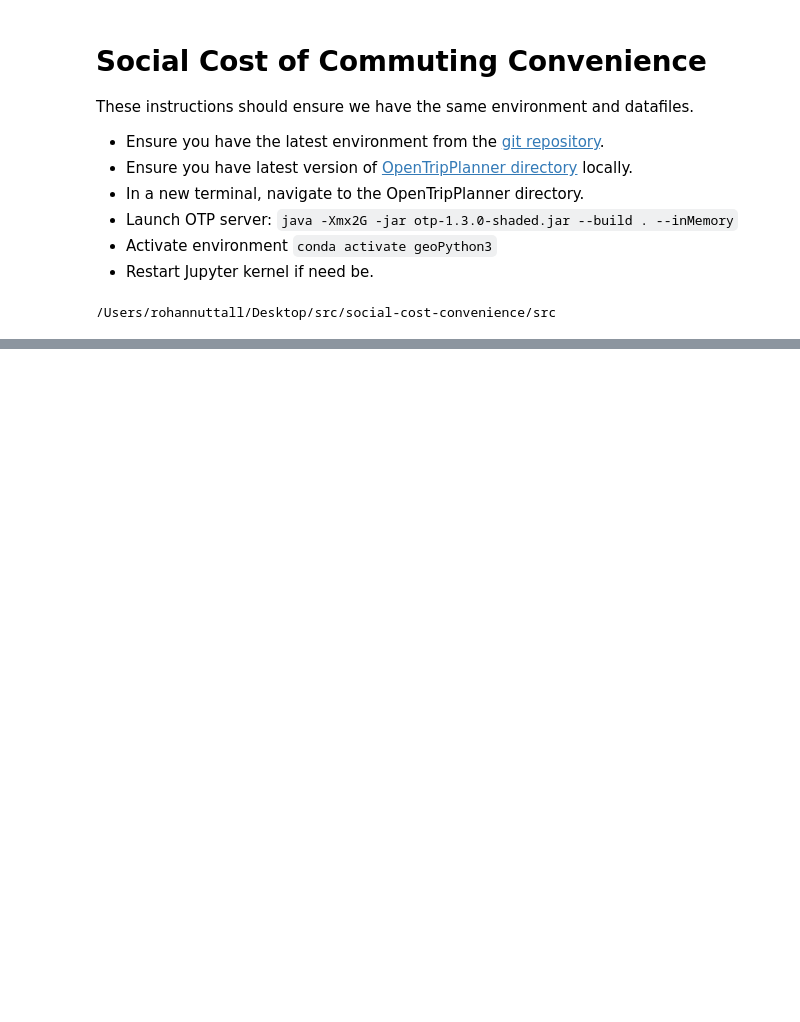
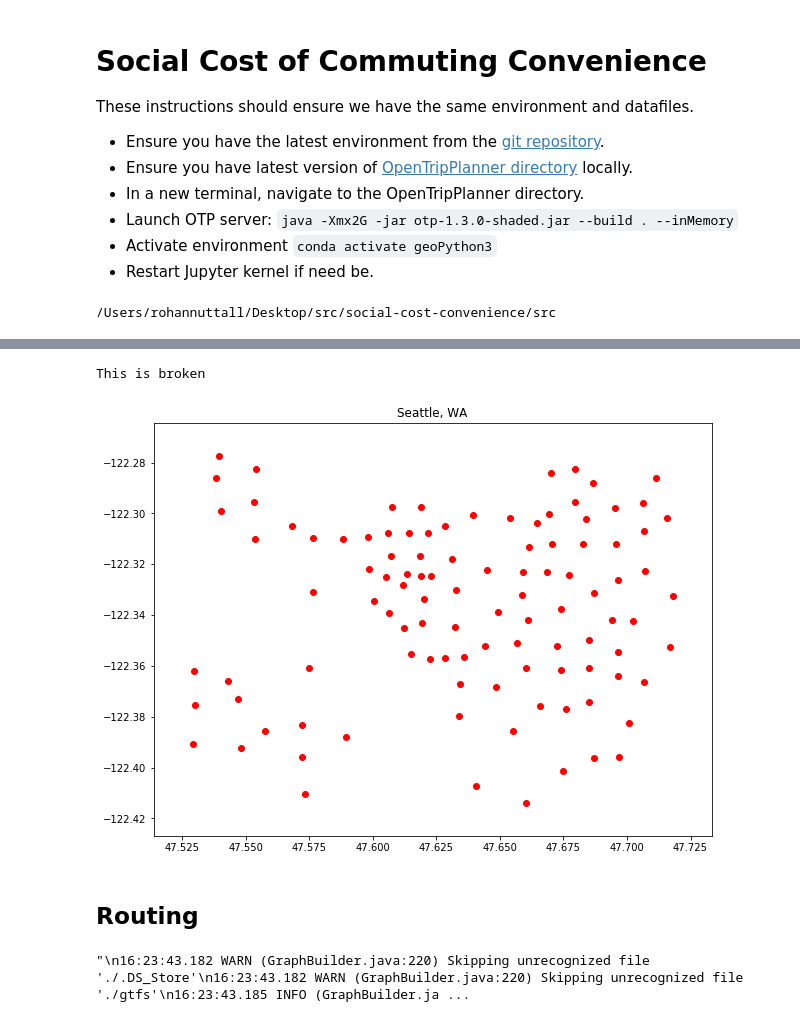
Before and after one commit to rohancalum/social-cost-convenience, a Jupyter notebook: notebooks/00-test.ipynb, the cells around one changed output, grey strips where cells are left out. Saved outputs shown, nothing was run; the diff lists cells and outputs as text; code cells hidden in the pictures; blank space fills up the shorter version.

```diff
--- a/notebooks/00-test.ipynb
+++ b/notebooks/00-test.ipynb
@@ -23,0 +29,4 @@ cd '/Users/rohannuttall/Desktop/src/social-cost-convenience/src'
+# %%
+# List cities
+city_names = router.get_city_names()
+print('City names: ', city_names)
@@ -23,0 +35,7 @@ cd '/Users/rohannuttall/Desktop/src/social-cost-convenience/src'
+# %%
+# List processed data for Seattle
+i = -3; j = -2 # This pulls out Seattle's index from "city_names"
+for city in city_names[i:j]:
+    print("City: ", city)
+    df = router.read_processed_data(city[:-4], year = 2017) # "city[:-4]" removes ", WA"
+    print("RAC Data: ", df.columns.values)
@@ -23,0 +60,4 @@ cd '/Users/rohannuttall/Desktop/src/social-cost-convenience/src'
+# %%
+# Get geodata for city
+city = 'Seattle, WA'
+gd = process.get_city_geodata(city_name = city) # might take ~20 seconds
@@ -24,3 +75,53 @@ cd '/Users/rohannuttall/Desktop/src/social-cost-convenience/src'
+# %%
+def plot_centroids(geodata: pd.DataFrame, city_name: str) -> gpd.GeoDataFrame:
+    '''
+    Plots centroids for testing.
+    See: https://geopandas.org/gallery/create_geopandas_from_pandas.html?highlight=points_from_xy
+
+    '''
+    #TODO: Fix this.
+
+    tracts = gpd.GeoDataFrame(geometry = geodata['geometry'].copy())
+    centroids =  [Point(x, y) for x, y in zip(df['lat'].apply(float), df['lon'].apply(float))]
+    geo_df = gpd.GeoDataFrame(gd[:-2], geometry = centroids) # funkiness here, not sure why len(centroids) is 105, but gd is len 107
+
+    # This should convert things to the right scale...
+    geo_df.crs =({'init': 'epsg:3857'})
+    geo_df = geo_df.to_crs({'init': 'epsg:3857'})
+
+    tracts.crs =({'init': 'epsg:3857'})
+    tracts = tracts.to_crs({'init': 'epsg:3857'})
+
+    fig, ax = plt.subplots(figsize = (10,10))
+    #tracts.plot(ax = ax, color='white', edgecolor='black') # Uncomment this to see why it breaks
+    geo_df.plot(ax = ax, color = 'r')
+    ax.set_title(city_name)
+    print("This is broken")
+    return tracts
+# %%
+tracts = plot_centroids(gd, city)
+# %% [output]
+This is broken
+[figure, added]
+# %% [markdown]
+## Routing
+# %%
+# For some reason, OTP is not working. It can't find the gtfs files in the directories.
+
+# Warnings produced by OTP server:
+"""
+16:23:43.182 WARN (GraphBuilder.java:220) Skipping unrecognized file './.DS_Store'
+16:23:43.182 WARN (GraphBuilder.java:220) Skipping unrecognized file './gtfs'
+16:23:43.185 INFO (GraphBuilder.java:204) Found GTFS file ./gtfs.zip
+16:23:43.185 WARN (GraphBuilder.java:220) Skipping unrecognized file './lucene'
+16:23:43.185 WARN (GraphBuilder.java:220) Skipping unrecognized file './otp-1.3.0-shaded.jar'
+16:23:43.185 WARN (GraphBuilder.java:220) Skipping unrecognized file './Portland'
+16:23:43.186 WARN (GraphBuilder.java:220) Skipping unrecognized file './Seattle'
+16:23:43.186 WARN (GraphBuilder.java:220) Skipping unrecognized file './Vancouver'
+
+"""
+# %% [output]
+"\n16:23:43.182 WARN (GraphBuilder.java:220) Skipping unrecognized file './.DS_Store'\n16:23:43.182 WARN (GraphBuilder.java:220) Skipping unrecognized file './gtfs'\n16:23:43.185 INFO (GraphBuilder.ja ...
 # %%
 !python router.py
 # %% [output]
```
Also changed, not shown: parts of 11 cells of this notebook, 2 other files.
